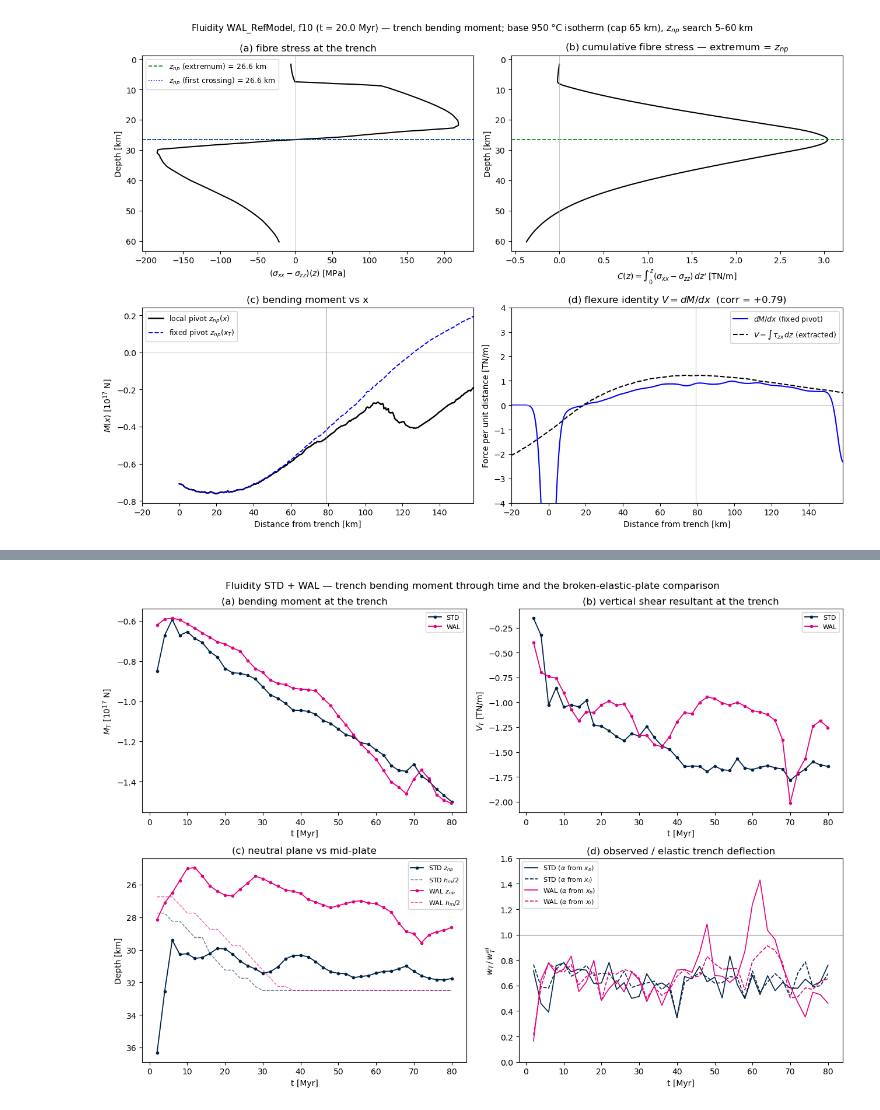
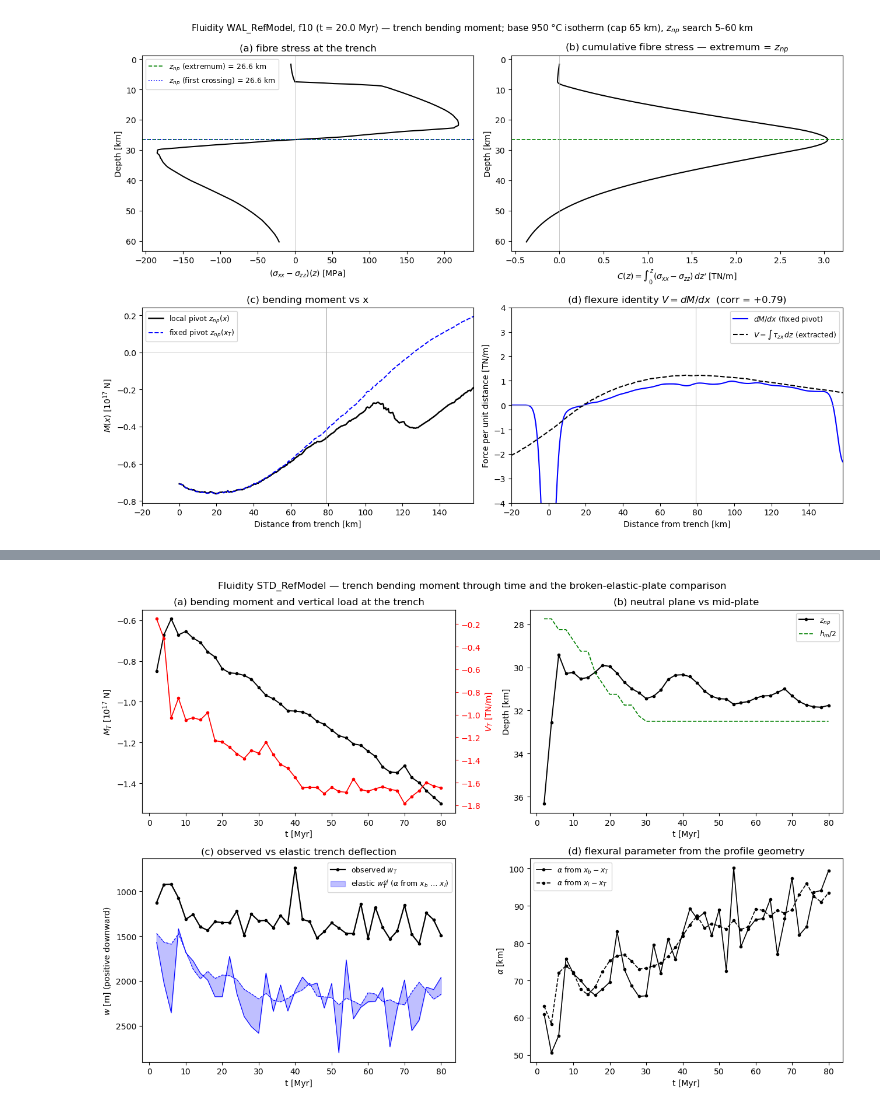
Before and after one commit to dansand/trench_pull_fluidity, a Jupyter notebook: notebooks/further_analysis/fluidity_bending_moment.ipynb, the cells around one changed output, grey strips where cells are left out. Drawn from its saved outputs; the diff is of its cells as text; code cells hidden in the pictures.

```diff
--- a/notebooks/further_analysis/fluidity_bending_moment.ipynb
+++ b/notebooks/further_analysis/fluidity_bending_moment.ipynb
@@ -324,4 +323,14 @@ for key, ts in series.items():
           f"median w_T/w_el = {np.nanmedian(ts['w_T'][gm]/ts['w_el_b'][gm]):.2f} (alpha from x_b), "
           f"{np.nanmedian(ts['w_T'][gm]/ts['w_el_0'][gm]):.2f} (alpha from x_I); "
           f"V-share of w_el: {np.nanmedian(abs(ts['V_T'][gm])*ts['alpha_b'][gm]/(abs(ts['V_T'][gm])*ts['alpha_b'][gm]+abs(ts['M'][gm]))):.0%}")
+
+# M-V reciprocity: raw correlation vs the detrended fluctuations
+for key, ts in series.items():
+    g = ts["good"]
+    tt, M, Vt = ts["t_myr"][g], ts["M"][g], ts["V_T"][g]
+    Mr = M - np.polyval(np.polyfit(tt, M, 2), tt)
+    Vr = Vt - np.polyval(np.polyfit(tt, Vt, 2), tt)
+    print(f"{key}: corr(M_T, V_T) raw = {np.corrcoef(M, Vt)[0,1]:+.2f}, "
+          f"detrended fluctuations = {np.corrcoef(Mr, Vr)[0,1]:+.2f}, "
+          f"effective lever dM/dV = {np.polyfit(Vr, Mr, 1)[0]/1e3:+.0f} km")
 # %% [output]
@@ -363,36 +343,52 @@ ERROR:root:Piece cell data array vtkGhostLevels not found
 # %%
-fig, axes = plt.subplots(2, 2, figsize=(13, 9))
 for key, ts in series.items():
-    c = MCOL[key]; g = ts["good"]
-    t = ts["t_myr"]
-    axes[0, 0].plot(t[g], ts["M"][g] * 1e-17, ".-", color=c, lw=1.3, label=key)
-    axes[0, 1].plot(t[g], ts["V_T"][g] * 1e-12, ".-", color=c, lw=1.3, label=key)
-    axes[1, 0].plot(t[g], ts["z_np"][g] / 1e3, ".-", color=c, lw=1.3, label=f"{key} $z_{{np}}$")
-    axes[1, 0].plot(t[g], ts["h_m"][g] / 2e3, "--", color=c, lw=1.0, alpha=0.6,
-                    label=f"{key} $h_m/2$")
-    gm = g & np.isfinite(ts["w_el_b"]) & np.isfinite(ts["w_el_0"])
-    axes[1, 1].plot(t[gm], ts["w_T"][gm] / ts["w_el_b"][gm], "-", color=c, lw=1.2,
-                    label=f"{key} ($\\alpha$ from $x_b$)")
-    axes[1, 1].plot(t[gm], ts["w_T"][gm] / ts["w_el_0"][gm], "--", color=c, lw=1.2,
-                    label=f"{key} ($\\alpha$ from $x_I$)")
-axes[0, 0].set_ylabel(r"$M_T$ [$10^{17}$ N]")
-axes[0, 0].set_title("(a) bending moment at the trench")
-axes[0, 1].set_ylabel(r"$V_T$ [TN/m]")
-axes[0, 1].set_title("(b) vertical shear resultant at the trench")
-axes[1, 0].invert_yaxis()
-axes[1, 0].set_ylabel("Depth [km]")
-axes[1, 0].set_title("(c) neutral plane vs mid-plate")
-axes[1, 1].axhline(1.0, color="0.5", lw=0.8)
-axes[1, 1].set_ylabel(r"$w_T\,/\,w_T^{el}$")
-axes[1, 1].set_ylim(0, 1.6)
-axes[1, 1].set_title("(d) observed / elastic trench deflection")
-for ax in axes.flat:
+    t = ts["t_myr"]; good = ts["good"]
+    gm = good & np.isfinite(ts["w_el_b"]) & np.isfinite(ts["w_el_0"])
+    fig, axes = plt.subplots(2, 2, figsize=(13, 9))
+    # (a) M_T and V_T
+    ax = axes[0, 0]
+    ax.plot(t[good], ts["M"][good] * 1e-17, "k.-", lw=1.4)
+    ax.set_ylabel(r"$M_T$ [$10^{17}$ N]")
+    ax2 = ax.twinx()
+    ax2.plot(t[good], ts["V_T"][good] * 1e-12, "r.-", lw=1.2)
+    ax2.set_ylabel(r"$V_T$ [TN/m]", color="r")
+    ax2.tick_params(axis="y", colors="r")
     ax.set_xlabel("t [Myr]")
-    ax.legend(fontsize=8)
-fig.suptitle("Fluidity STD + WAL — trench bending moment through time and the "
-             "broken-elastic-plate comparison", fontsize=12)
-fig.tight_layout()
-out = figures_dir / "bending_moment_time_series.png"
-fig.savefig(out, dpi=160, bbox_inches="tight")
-print("figure:", out)
+    ax.set_title("(a) bending moment and vertical load at the trench")
+
+    # (b) z_np vs h_m/2
+    axes[0, 1].plot(t[good], ts["z_np"][good] / 1e3, "k.-", lw=1.4, label=r"$z_{np}$")
+    axes[0, 1].plot(t[good], ts["h_m"][good] / 2e3, "g--", lw=1.2, label=r"$h_m/2$")
+    axes[0, 1].invert_yaxis()
+    axes[0, 1].set_xlabel("t [Myr]")
+    axes[0, 1].set_ylabel("Depth [km]")
+    axes[0, 1].legend(fontsize=9)
+    axes[0, 1].set_title("(b) neutral plane vs mid-plate")
+
+    # (c) w_T observed vs elastic band
+    axes[1, 0].plot(t[good], ts["w_T"][good], "k.-", lw=1.6, label="observed $w_T$")
+    axes[1, 0].fill_between(t[gm], ts["w_el_b"][gm], ts["w_el_0"][gm], color="b", alpha=0.25,
+                            label=r"elastic $w_T^{el}$ ($\alpha$ from $x_b$ … $x_I$)")
+    axes[1, 0].plot(t[gm], ts["w_el_b"][gm], "b-", lw=0.8)
+    axes[1, 0].plot(t[gm], ts["w_el_0"][gm], "b--", lw=0.8)
+    axes[1, 0].invert_yaxis()
+    axes[1, 0].set_xlabel("t [Myr]")
+    axes[1, 0].set_ylabel("$w$ [m] (positive downward)")
+    axes[1, 0].legend(fontsize=9)
+    axes[1, 0].set_title("(c) observed vs elastic trench deflection")
+
+    # (d) alpha estimates
+    axes[1, 1].plot(t[gm], ts["alpha_b"][gm] / 1e3, "k.-", lw=1.2, label=r"$\alpha$ from $x_b - x_T$")
+    axes[1, 1].plot(t[gm], ts["alpha_0"][gm] / 1e3, "k.--", lw=1.2, label=r"$\alpha$ from $x_I - x_T$")
+    axes[1, 1].set_xlabel("t [Myr]")
+    axes[1, 1].set_ylabel(r"$\alpha$ [km]")
+    axes[1, 1].legend(fontsize=9)
+    axes[1, 1].set_title("(d) flexural parameter from the profile geometry")
+
+    fig.suptitle(f"Fluidity {MODELS[key]} — trench bending moment through time and the "
+                 "broken-elastic-plate comparison", fontsize=12)
+    fig.tight_layout()
+    out = figures_dir / f"bending_moment_time_series_{key}.png"
+    fig.savefig(out, dpi=160, bbox_inches="tight")
+    print("figure:", out)
 # %% [output]
@@ -400 +397 @@ figure: figures/bending_moment_time_series.png
-[figure, old version]
+[figure, new version]
```
Also changed, not shown: parts of 5 cells of this notebook, 3 other files.
